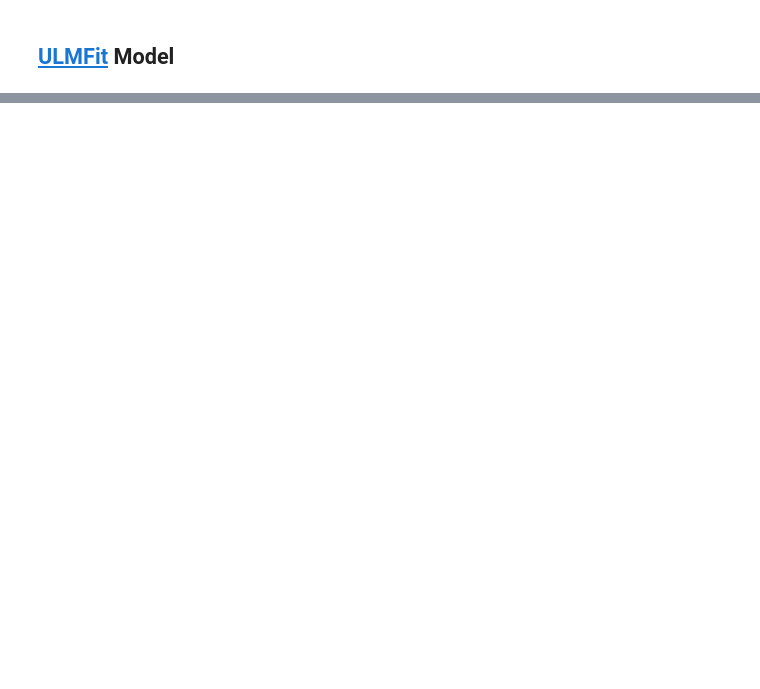
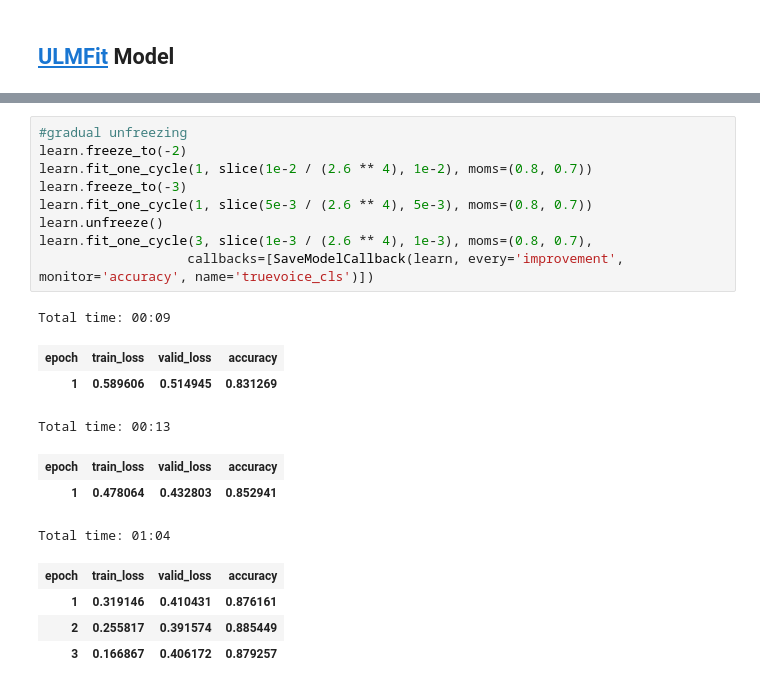
Before and after one commit to kobkrit/truevoice-intent, a Jupyter notebook: classification.ipynb, the cells around one changed output, grey strips where cells are left out. Cells and saved outputs as stored; diff of their text form; blank space fills up the shorter version.

```diff
--- a/classification.ipynb
+++ b/classification.ipynb
@@ -257,0 +375,21 @@ micro metrics
+# %%
+#gradual unfreezing
+learn.freeze_to(-2)
+learn.fit_one_cycle(1, slice(1e-2 / (2.6 ** 4), 1e-2), moms=(0.8, 0.7))
+learn.freeze_to(-3)
+learn.fit_one_cycle(1, slice(5e-3 / (2.6 ** 4), 5e-3), moms=(0.8, 0.7))
+learn.unfreeze()
+learn.fit_one_cycle(3, slice(1e-3 / (2.6 ** 4), 1e-3), moms=(0.8, 0.7),
+                   callbacks=[SaveModelCallback(learn, every='improvement', monitor='accuracy', name='truevoice_cls')])
+# %% [output]
+Total time: 00:09
+| epoch | train_loss | valid_loss | accuracy |
+| 1 | 0.589606 | 0.514945 | 0.831269 |
+Total time: 00:13
+| epoch | train_loss | valid_loss | accuracy |
+| 1 | 0.478064 | 0.432803 | 0.852941 |
+Total time: 01:04
+| epoch | train_loss | valid_loss | accuracy |
+| 1 | 0.319146 | 0.410431 | 0.876161 |
+| 2 | 0.255817 | 0.391574 | 0.885449 |
+| 3 | 0.166867 | 0.406172 | 0.879257 |
```
Also changed, not shown: parts of 31 cells of this notebook, 2 other files.
